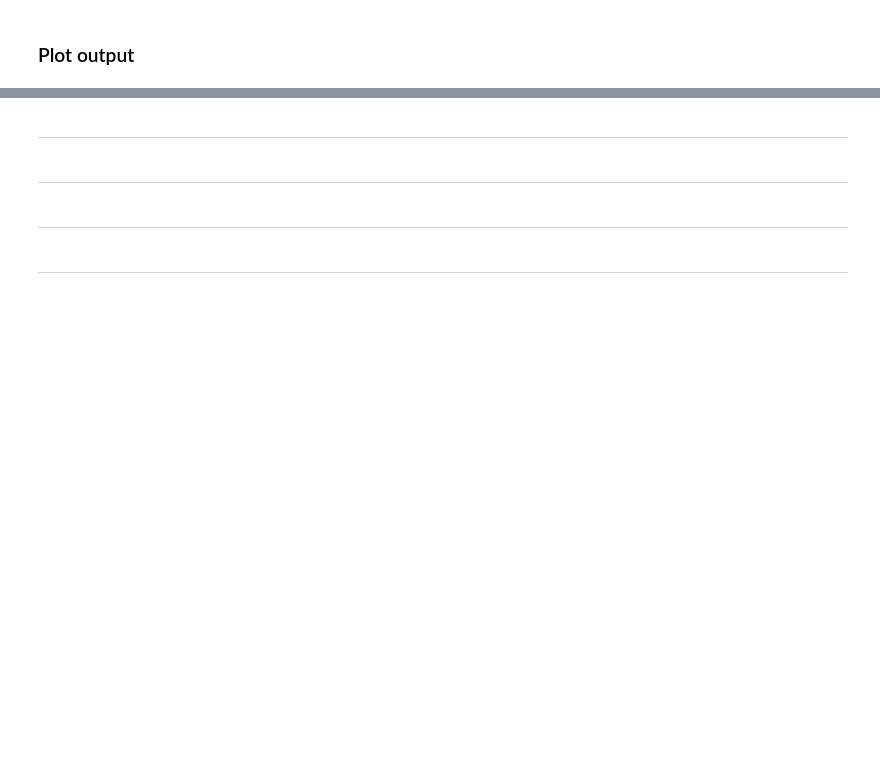
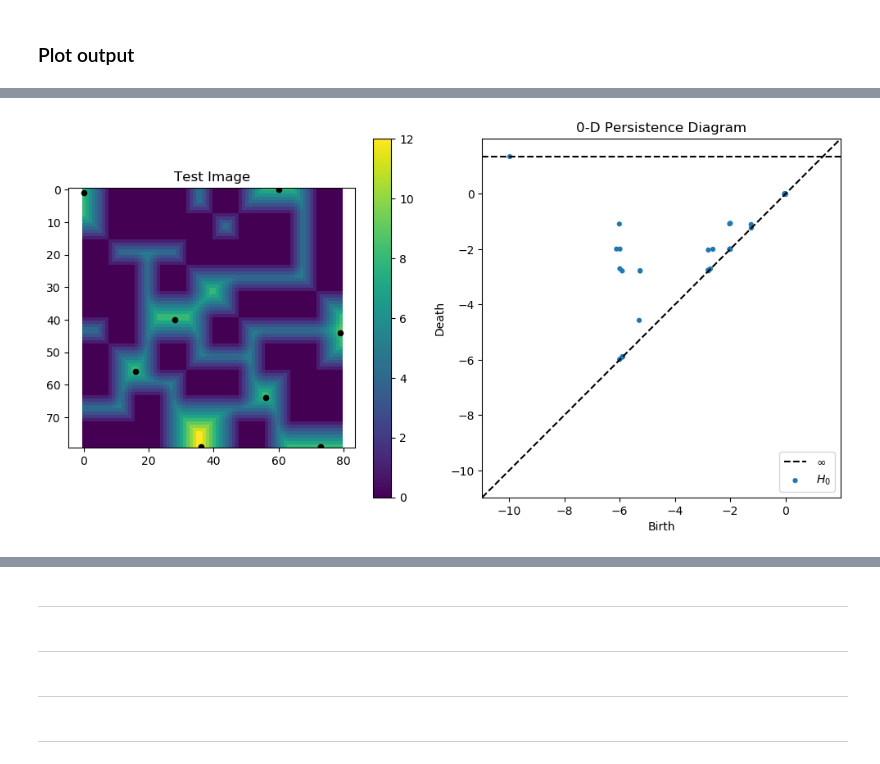
Before and after one commit to rneuhausler/coralModel-analyses, a Jupyter notebook: scripts/coralModelTDA.ipynb, the cells around one changed output, grey strips where cells are left out. Drawn from its saved outputs; the diff is of its cells as text; code cells hidden in the pictures; blank space fills up the shorter version.

```diff
--- a/scripts/coralModelTDA.ipynb
+++ b/scripts/coralModelTDA.ipynb
@@ -326,17 +277,19 @@ tl.plotTDA(pointsi, yoi, prepi, dgmi)
 # %%
 tester, testeri = tl.tda_prep(types[0,:,1], columns, rows, 8, True)
 yo = ndimage.distance_transform_edt(tester)
 yoi = ndimage.distance_transform_edt(testeri)
 prep = tl.prep2(yo)
 prepi = tl.prep2(yoi)
 
 #RUN Lower Star Algorithm
 dgm = lower_star_img(-prep)
 dgmi = lower_star_img(-prepi)
 
 #Grab points above a threshold
-threshold = 8
+threshold = 2
 points = tl.pointDef(dgm, threshold)
 pointsi = tl.pointDef(dgmi, threshold)
 
 tl.plotTDA(points, yo, prep, dgm)
+# %% [output]
+[figure, added]
```
Also changed, not shown: parts of 46 cells of this notebook, 6 other files.
